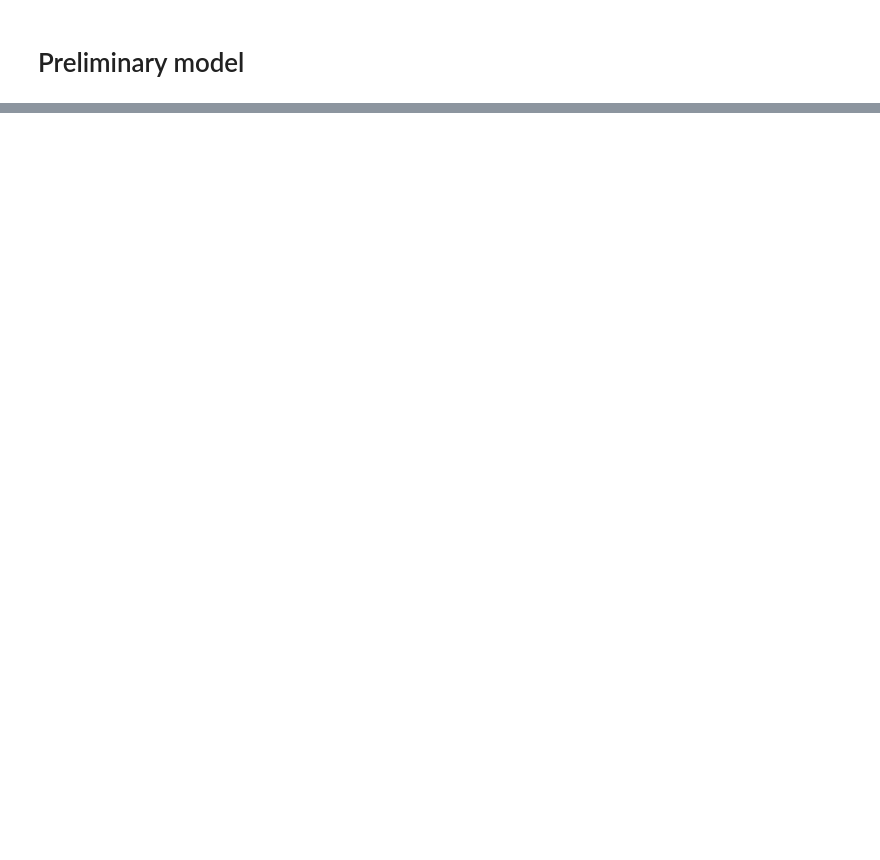
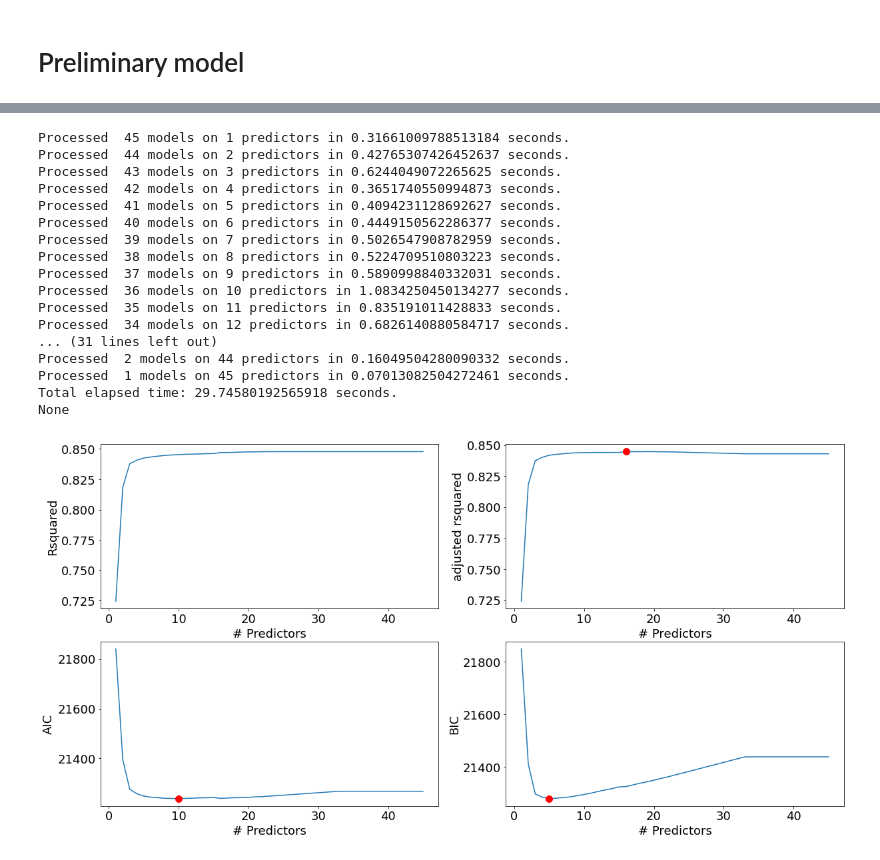
Before and after one commit to nataliekhao/STAT303-2-Project, a Jupyter notebook: Insurance project.ipynb, the cells around one changed output, grey strips where cells are left out. Cells and saved outputs as stored; diff of their text form; code cells hidden in the pictures; blank space fills up the shorter version.

```diff
--- a/Insurance project.ipynb
+++ b/Insurance project.ipynb
@@ -339,0 +347,7 @@ RMSE:  6059.598667836991
+# %%
+#Including 2-factor interactions of predictors in train and 'X'. Note that we need train to develop the model, and X to
+#find 'k' variable subsets from amongst all the predictors under consideration
+for combo in itertools.combinations(X_backup.columns, 2):
+    train0['_'.join(combo)] = train0[combo[0]]*train0[combo[1]]
+    test0['_'.join(combo)] = test0[combo[0]]*test0[combo[1]]
+    X.loc[:,'_'.join(combo)] = train0.loc[:,'_'.join(combo)]
@@ -339,0 +360,10 @@ RMSE:  6059.598667836991
+# %%
+models_best = pd.DataFrame(columns=["Rsquared", "model"])
+
+tic = time.time()
+for i in range(1,1+X.shape[1]):
+    models_best.loc[i] = getBest_model(i)
+
+toc = time.time()
+print("Total elapsed time:", (toc-tic), "seconds.")
+print(best_sub_plots())
@@ -339,0 +388,62 @@ RMSE:  6059.598667836991
+# %%
+#Function to find the best predictor out of p-k predictors and add it to the model containing the k predictors
+def forward(predictors):
+
+    # Pull out predictors we still need to process
+    remaining_predictors = [p for p in X.columns if p not in predictors]
+
+    tic = time.time()
+
+    results = []
+
+    for p in remaining_predictors:
+        results.append(processSubset(predictors+[p]))
+
+    # Wrap everything up in a nice dataframe
+    models = pd.DataFrame(results)
+
+    # Choose the model with the highest RSS
+    best_model = models.loc[models['Rsquared'].argmax()]
+
+    toc = time.time()
+    print("Processed ", models.shape[0], "models on", len(predictors)+1, "predictors in", (toc-tic), "seconds.")
+
+    # Return the best model, along with some other useful information about the model
+    return best_model
+
+def forward_selection():
+    models_best = pd.DataFrame(columns=["Rsquared", "model"])
+
+    tic = time.time()
+    predictors = []
+
+    for i in range(1,len(X.columns)+1):
+        models_best.loc[i] = forward(predictors)
+        predictors = list(models_best.loc[i]["model"].params.index[1:])
+
+    toc = time.time()
+    print("Total elapsed time:", (toc-tic), "seconds.")
+    return models_best
+
+models_best = forward_selection()
+
+print(best_sub_plots())
+# %% [output]
+Processed  45 models on 1 predictors in 0.31661009788513184 seconds.
+Processed  44 models on 2 predictors in 0.42765307426452637 seconds.
+Processed  43 models on 3 predictors in 0.6244049072265625 seconds.
+Processed  42 models on 4 predictors in 0.3651740550994873 seconds.
+Processed  41 models on 5 predictors in 0.4094231128692627 seconds.
+Processed  40 models on 6 predictors in 0.4449150562286377 seconds.
+Processed  39 models on 7 predictors in 0.5026547908782959 seconds.
+Processed  38 models on 8 predictors in 0.5224709510803223 seconds.
+Processed  37 models on 9 predictors in 0.5890998840332031 seconds.
+Processed  36 models on 10 predictors in 1.0834250450134277 seconds.
+Processed  35 models on 11 predictors in 0.835191011428833 seconds.
+Processed  34 models on 12 predictors in 0.6826140880584717 seconds.
+... (31 lines left out)
+Processed  2 models on 44 predictors in 0.16049504280090332 seconds.
+Processed  1 models on 45 predictors in 0.07013082504272461 seconds.
+Total elapsed time: 29.74580192565918 seconds.
+None
+[figure, added]
```
Also changed, not shown: parts of 29 cells of this notebook.
